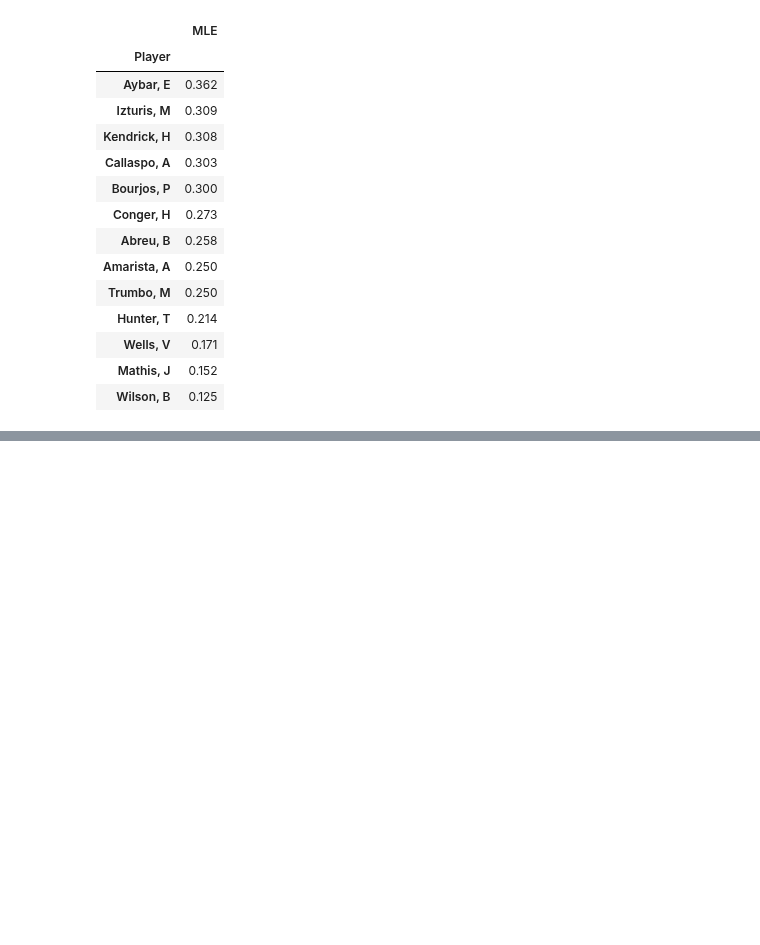
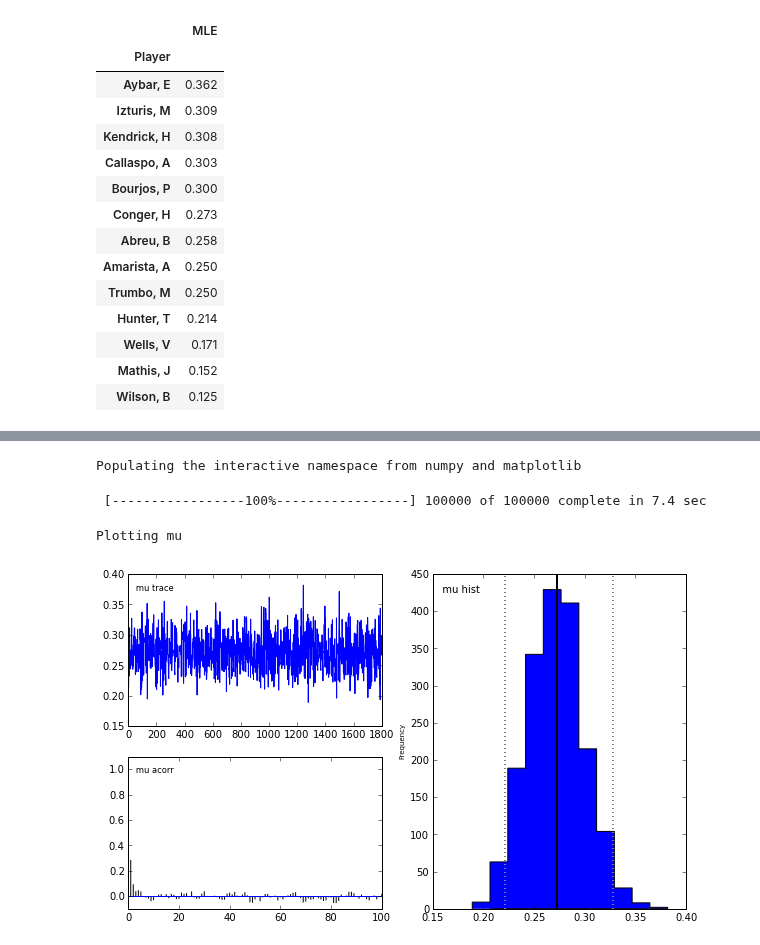
Before and after one commit to Phononic/Sean_Lubner_250HWs, a Jupyter notebook: hw11/hw11.ipynb, the cells around one changed output, grey strips where cells are left out. Drawn from its saved outputs; the diff is of its cells as text; code cells hidden in the pictures; blank space fills up the shorter version.

Commit message:
Player model module created, working on sampling posterior

```diff
--- a/hw11/hw11.ipynb
+++ b/hw11/hw11.ipynb
@@ -51,0 +51,21 @@ E
+# %%
+%pylab inline
+import PlayerModel
+M = pymc.MCMC(PlayerModel)
+# %% [output]
+Populating the interactive namespace from numpy and matplotlib
+# %%
+N_samp = 100000
+N_burn = 10000
+M.sample(N_samp, burn=N_burn, thin=10)
+# %% [output]
+ [-----------------100%-----------------] 100000 of 100000 complete in 7.4 sec
+# %%
+# PyMC has its own plotting functionality, via the Matplot module
+from pymc import Matplot
+
+# plot function takes the model (or a single parameter) as an argument:
+Matplot.plot(M)
+# %% [output]
+Plotting mu
+[figure, added]
```
Also changed, not shown: parts of 6 cells of this notebook.
